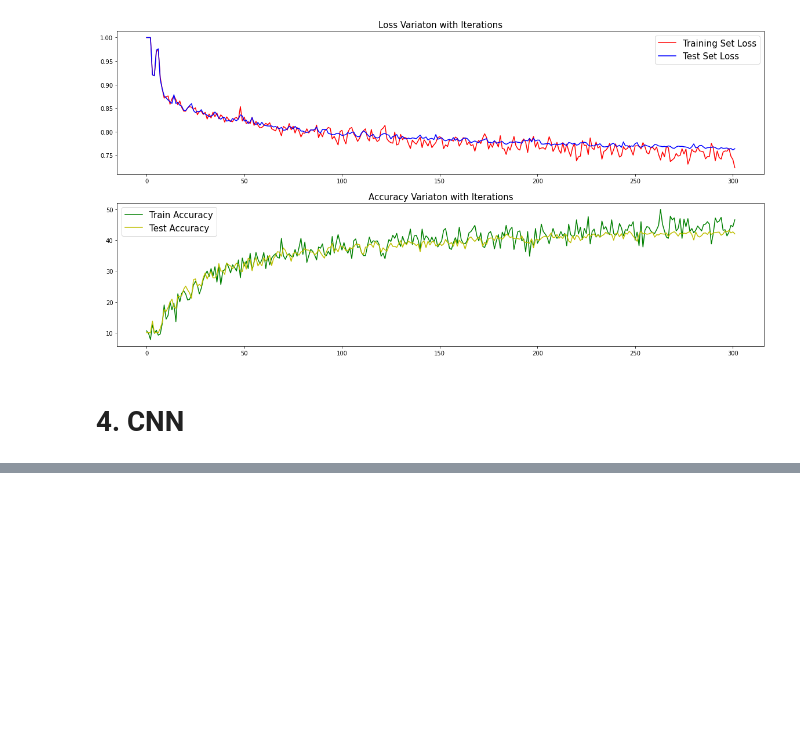
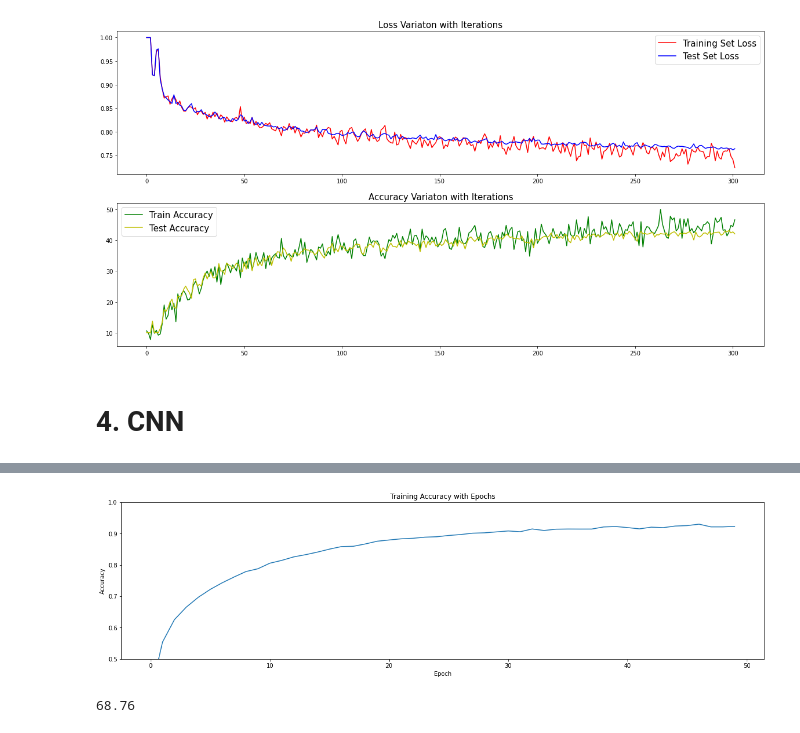
Before and after one commit to AmashiNiw/EN2550-Assignments, a Jupyter notebook: A04/180433E_a4.ipynb, the cells around one changed output, grey strips where cells are left out. Drawn from its saved outputs; the diff is of its cells as text; code cells hidden in the pictures; blank space fills up the shorter version.

```diff
--- a/A04/180433E_a4.ipynb
+++ b/A04/180433E_a4.ipynb
@@ -511,0 +554,16 @@ y_test = tf.keras.utils.to_categorical(y_test, num_classes=K)
+# %%
+model = models.Sequential()
+
+model.add(layers.Conv2D(32,(3,3),activation='relu',input_shape=(32,32,3)))
+model.add(layers.MaxPool2D((2,2)))
+
+model.add(layers.Conv2D(64,(3,3),activation='relu'))
+model.add(layers.MaxPool2D((2,2)))
+
+model.add(layers.Conv2D(64,(3,3),activation='relu'))
+model.add(layers.MaxPool2D((2,2)))
+
+model.add(layers.Flatten())
+model.add(layers.Dense(64,activation='relu'))
+
+model.add(layers.Dense(10,activation='softmax'))
@@ -511,0 +590,4 @@ y_test = tf.keras.utils.to_categorical(y_test, num_classes=K)
+# %%
+model.compile(optimizer=keras.optimizers.SGD(learning_rate=0.01,momentum=0.9),loss=tf.keras.losses.CategoricalCrossentropy(from_logits=True),metrics=['accuracy'])
+
+fitted=model.fit(x_train,y_train,epochs=50,batch_size=50)
@@ -511,0 +613,13 @@ y_test = tf.keras.utils.to_categorical(y_test, num_classes=K)
+# %%
+plt.figure(figsize=(20,5))
+plt.title("Training Accuracy with Epochs")
+plt.plot(fitted.history['accuracy'],label='accuracy')
+plt.xlabel('Epoch')
+plt.ylabel('Accuracy')
+plt.ylim([0.5,1])
+
+plt.savefig("Img_a4/CNNHistory.tif")
+
+loss_test , accuracy_test = model.evaluate(x_test,y_test,verbose=2)
+print('Accuracy :',accuracy_test*100.0)
+# %% [output]
@@ -511,0 +628,6 @@ y_test = tf.keras.utils.to_categorical(y_test, num_classes=K)
+[figure, added]
+# %%
+pred = model.predict(x_test)
+print(Accuracy(y_test,pred))
+# %% [output]
+68.76
```
Also changed, not shown: parts of 9 cells of this notebook, 1 other file.
